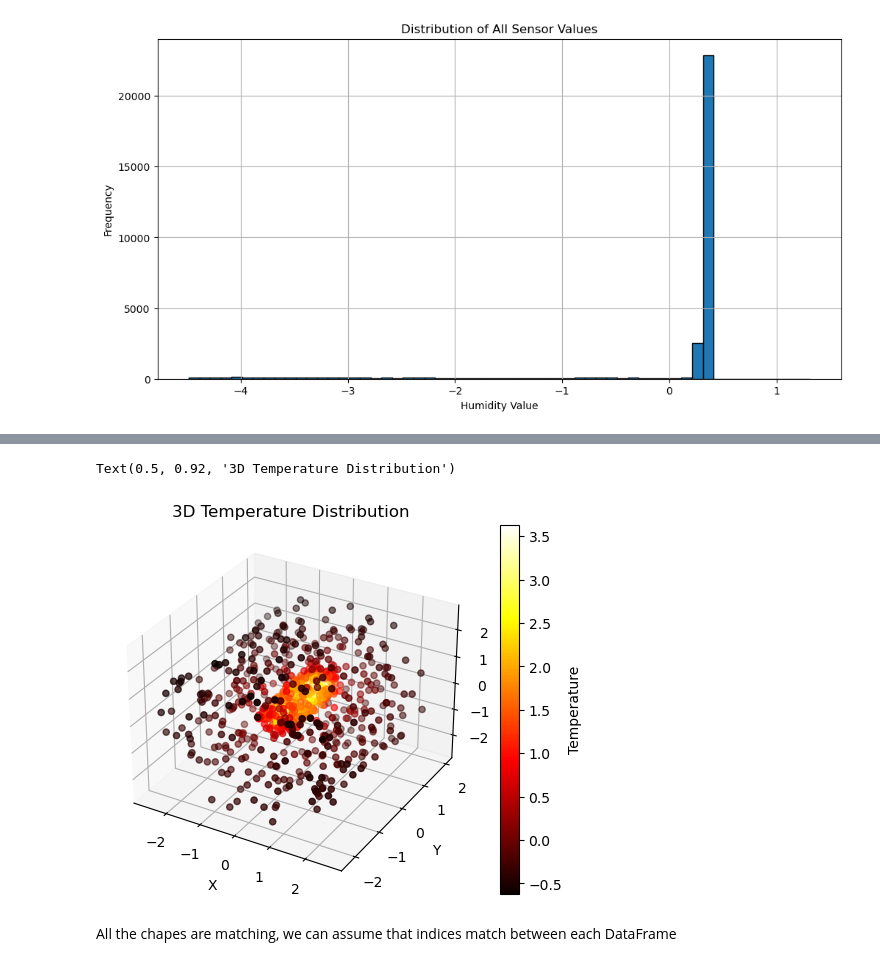
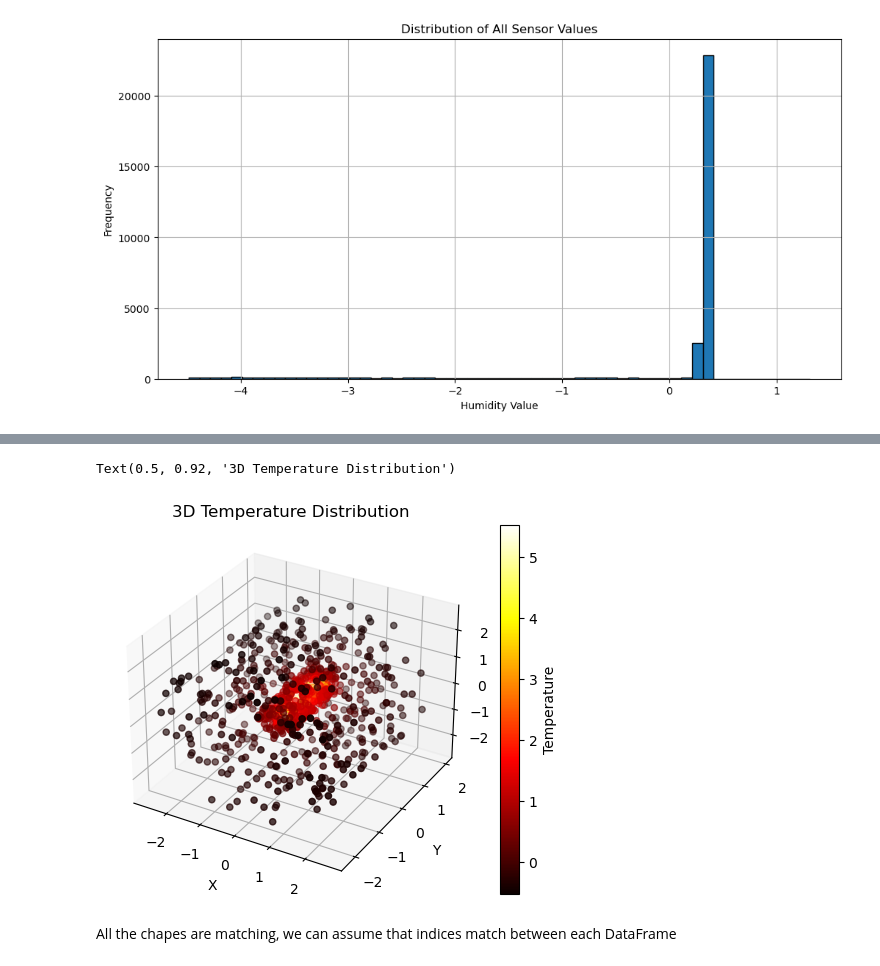
Before and after one commit to Deimos-1/ML-project, a Jupyter notebook: logs_deimos.ipynb, the cells around one changed output, grey strips where cells are left out. Drawn from its saved outputs; the diff is of its cells as text; code cells hidden in the pictures.

Commit message:
KNN column imputer

```diff
--- a/logs_deimos.ipynb
+++ b/logs_deimos.ipynb
@@ -119,8 +238,8 @@ We clearly have false measures in our data as there is no trend in those large n
 # %%
 
 ## clearing values below -3'000:
-pressure_train.iloc[:,1:] = pressure_train.iloc[:,1:].mask(pressure_train.iloc[:,1:] <= -3000, np.nan)
-pressure_pred.iloc[:,1:] = pressure_pred.iloc[:,1:].mask(pressure_pred.iloc[:,1:] <= -3000, np.nan)
+pressure_train.iloc[:,1:] = pressure_train.iloc[:,1:].mask(pressure_train.iloc[:,1:] <= -300, np.nan) ## changed to -100 to see
+pressure_pred.iloc[:,1:] = pressure_pred.iloc[:,1:].mask(pressure_pred.iloc[:,1:] <= -300, np.nan)
 
 ## Initial shapes
 print("pressure_train shape:"+str(pressure_train.shape))
@@ -133,9 +252,19 @@ count = pressure_pred.isnull().all().sum()
 print(f'{count} columns in pressure_pred are filled with NaN')
 
 ## It is essential to keep the dimensions so we will fill empty columns with values of the next column
-## We'll use a KNN algorithm later for better accuracy
-pressure_train = func.fill_NaN_columns(pressure_train)
-pressure_pred = func.fill_NaN_columns(pressure_pred)
+pressure_train = func.fill_NaN_columns(
+    K = 5,
+    df = pressure_train,
+    data_no_nan = imputer.fit_transform(pressure_train),
+    coords = coordinates_train
+)
+
+pressure_pred = func.fill_NaN_columns(
+    K = 5,
+    df = pressure_pred,
+    data_no_nan = imputer.fit_transform(pressure_pred),
+    coords = coordinates_pred
+)
 
 ## Imputing missing values (if there are some):
 pressure_train = imputer.fit_transform(pressure_train)
@@ -145,6 +274,17 @@ pressure_pred = imputer.fit_transform(pressure_pred)
 print("pressure_train shape:"+str(pressure_train.shape))
 print("pressure_pred shape:"+str(pressure_pred.shape))
 
+# Visualize distribution with a histogram (code provided by ChatGPT)
+sensor_data = pressure_train.iloc[:,1:]
+all_values = sensor_data.values.flatten()
+plt.figure(figsize=(12, 6))
+plt.hist(all_values, bins = np.arange(all_values.min(), all_values.max() + 10, 10), edgecolor='black')
+plt.title('Distribution of All Sensor Values')
+plt.xlabel('Pressure Value')
+plt.ylabel('Frequency')
+plt.grid(True)
+plt.show()
+
 ## New distribution parameters:
 print(f'Mean: {np.mean(all_values)}')
 print(f'SD: {np.std(all_values)}')
@@ -243,7 +384,7 @@ plt.grid(True)
 plt.show()
 
 ## Applying the filter:
-temperature_train.iloc[:,1:] = temperature_train.iloc[:,1:].mask(temperature_train.iloc[:,1:] >= 60, np.nan)
+temperature_train.iloc[:,1:] = temperature_train.iloc[:,1:].mask(temperature_train.iloc[:,1:] >= 100, np.nan) ## set filter to 100 to see
 
 ## Initial shape:
 print(f'temperature_train shape: {temperature_train.shape}')
@@ -543,25 +562,28 @@ plt.show()
 # %%
+# To plot the graph we have to remove faulty sensors from the position too so the dimensions match.
+coordinates_train.drop(coordinates_train[coordinates_train["id"].isin(train_faulty_sensors)].index, inplace=True)
+
 T = temperature_train.iloc[-1,1:].to_numpy()
 x = coordinates_train["x"].to_numpy()
 y = coordinates_train["y"].to_numpy()
 z = coordinates_train["z"].to_numpy()
 
 # Create 3D scatter plot
 fig = plt.figure()
 ax = fig.add_subplot(111, projection='3d')
 sc = ax.scatter(x, y, z, c=T, cmap='hot', marker='o')
 
 # Add colorbar to show temperature scale
 plt.colorbar(sc, label='Temperature')
 
 # Add labels
 ax.set_xlabel('X')
 ax.set_ylabel('Y')
 ax.set_zlabel('Z')
 ax.set_title('3D Temperature Distribution')
 # %% [output]
 Text(0.5, 0.92, '3D Temperature Distribution')
-[figure, old version]
+[figure, new version]
 # %% [markdown]
 All the chapes are matching, we can assume that indices match between each DataFrame
 # %% [markdown]
```
Also changed, not shown: parts of 25 cells of this notebook, 2 other files.
